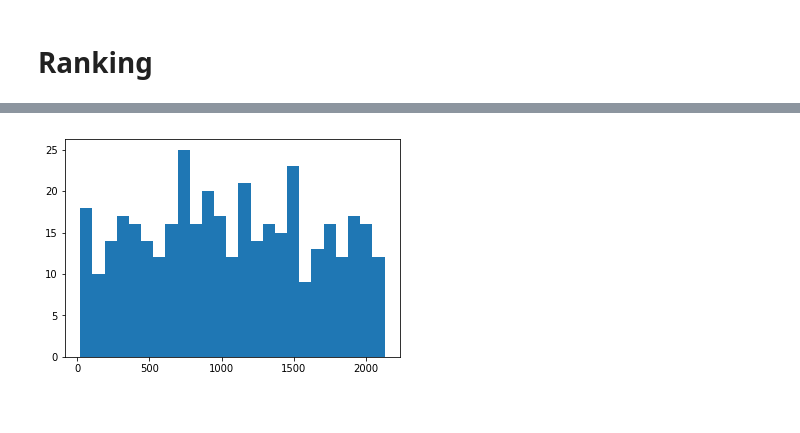
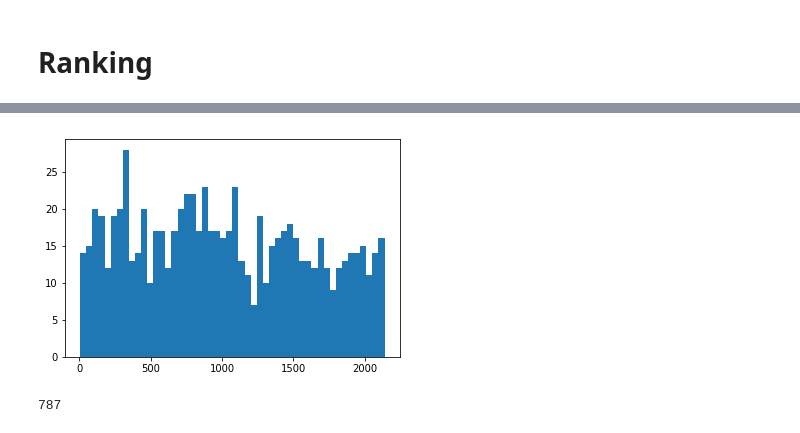
Before and after one commit to kojino/doc2vec, a Jupyter notebook: mimic/exploratory.ipynb, the cells around one changed output, grey strips where cells are left out. Cells and saved outputs as stored; diff of their text form; code cells hidden in the pictures.

```diff
--- a/mimic/exploratory.ipynb
+++ b/mimic/exploratory.ipynb
@@ -103,0 +112,10 @@ matched_ids=f(df_sub['MATCH.ID'])
+# %%
+# convert each pair to row IDs
+res = []
+def find_rowID(row):
+    where_treat = np.where(row[0]==treat_ids_org)
+    where_control = np.where(row[1]==control_ids_org)
+    if len(where_treat[0]) and len(where_control[0]):
+        res.append([where_treat[0][0],where_control[0][0]])
+np.apply_along_axis(find_rowID, 1, non_na_treat_pairs)
+res = np.array(res)
@@ -104,8 +235,17 @@ matched_ids=f(df_sub['MATCH.ID'])
+# %%
+# convert matched IDs to row ID's
+def find_el(el):
+    res = np.where(df_sub.index.values==el)
+    if len(res[0]) == 0:
+        return None
+    return res[0][0]
+f = np.vectorize(find_el)
+matched_ids=f(df_sub['MATCH.ID'])
 # %%
 # for each treatment row ID, find where the matched ID is in terms of the pairwise cos sim over control ID's
 positions = []
 for i,treat_id in enumerate(treat_ids):
-    ranking = rankings[i]
+    ranking = ranking_treat_control[i]
     id_to_find = matched_ids[treat_id]
     if id_to_find:
         id = np.where(ranking == id_to_find)[0]
@@ -117,7 +257,11 @@ positions = np.array(positions)
 # %%
 import matplotlib.pyplot as plt
 data=positions[positions!=None]
-plt.hist(data.astype(int),bins=25)
+plt.hist(data.astype(int),bins=50)
 plt.show()
 # %% [output]
-[figure, old version]
+[figure, new version]
+# %%
+np.sum(positions!=None)
+# %% [output]
+787
```
Also changed, not shown: parts of 17 cells of this notebook.
